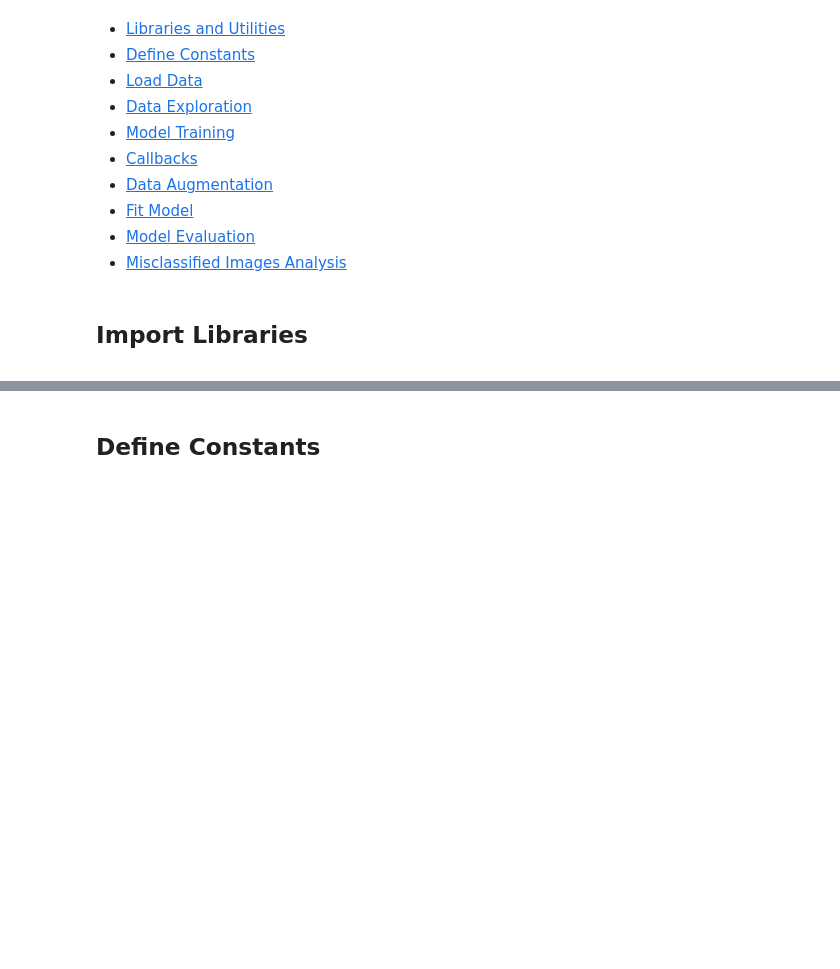
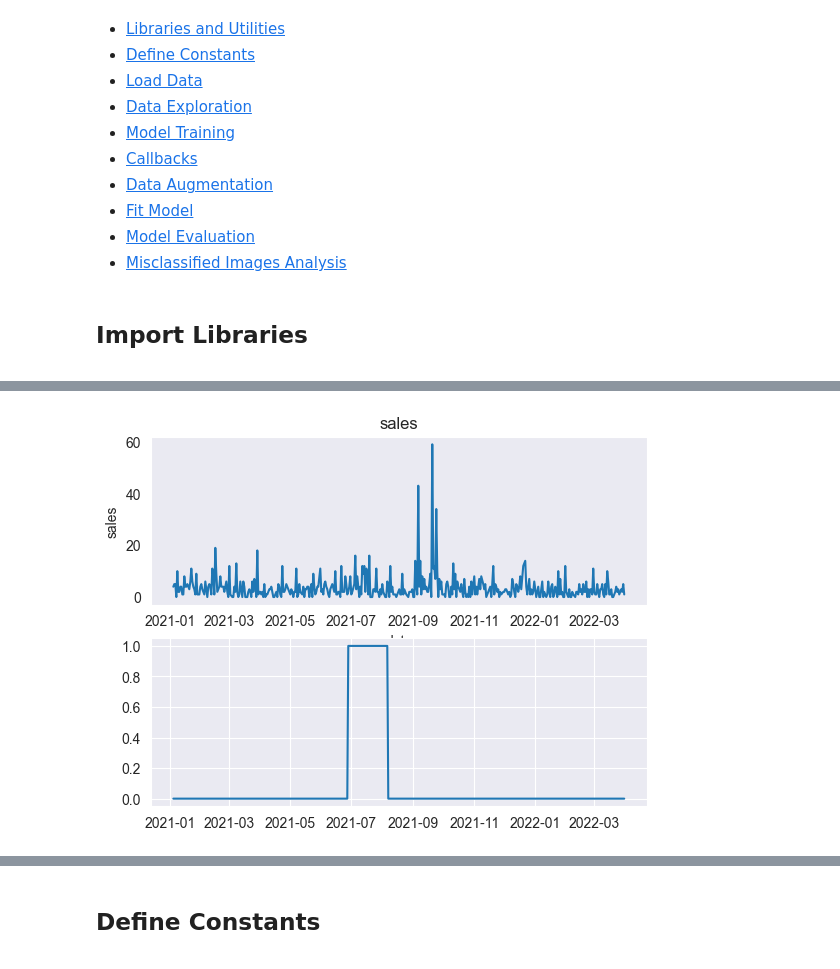
Before and after one commit to kerimcharfi/machinelearningExercise, a Jupyter notebook: exercise_1.ipynb, the cells around one changed output, grey strips where cells are left out. Drawn from its saved outputs; the diff is of its cells as text; code cells hidden in the pictures; blank space fills up the shorter version.

Commit message:
visualization

```diff
--- a/exercise_1.ipynb
+++ b/exercise_1.ipynb
@@ -51,0 +36,3 @@ pd.read_parquet("test.parquet.gzip")
+# %%
+df = pd.read_parquet("train.parquet.gzip").sort_values(by=["DATE"])
+df[df["EVENT"].notnull()]
@@ -51,0 +115,18 @@ pd.read_parquet("test.parquet.gzip")
+# %%
+data = df[(df.DATE > "2021-01-03") & (df.DATE < "2022-04-25") & (df.P_ID == 2) & (df.L_ID == 11)].sort_values(by=["DATE"])
+#data = df[(df.DATE > "2021-01-03") & (df.DATE < "2022-04-25") & (df.L_ID == 11)].groupby([]).sort_values(by=["DATE"])
+
+fig, ax = plt.subplots(2)
+
+ax[0].plot(data["DATE"], data["SALES"])
+ax[0].set(xlabel='date', ylabel='sales',
+       title='sales')
+
+ax[0].grid()
+
+ax[1].plot(data["DATE"], data["SCHOOL_HOLIDAY"])
+
+
+plt.show()
+# %% [output]
+[figure, added]
```
Also changed, not shown: parts of 6 cells of this notebook.
